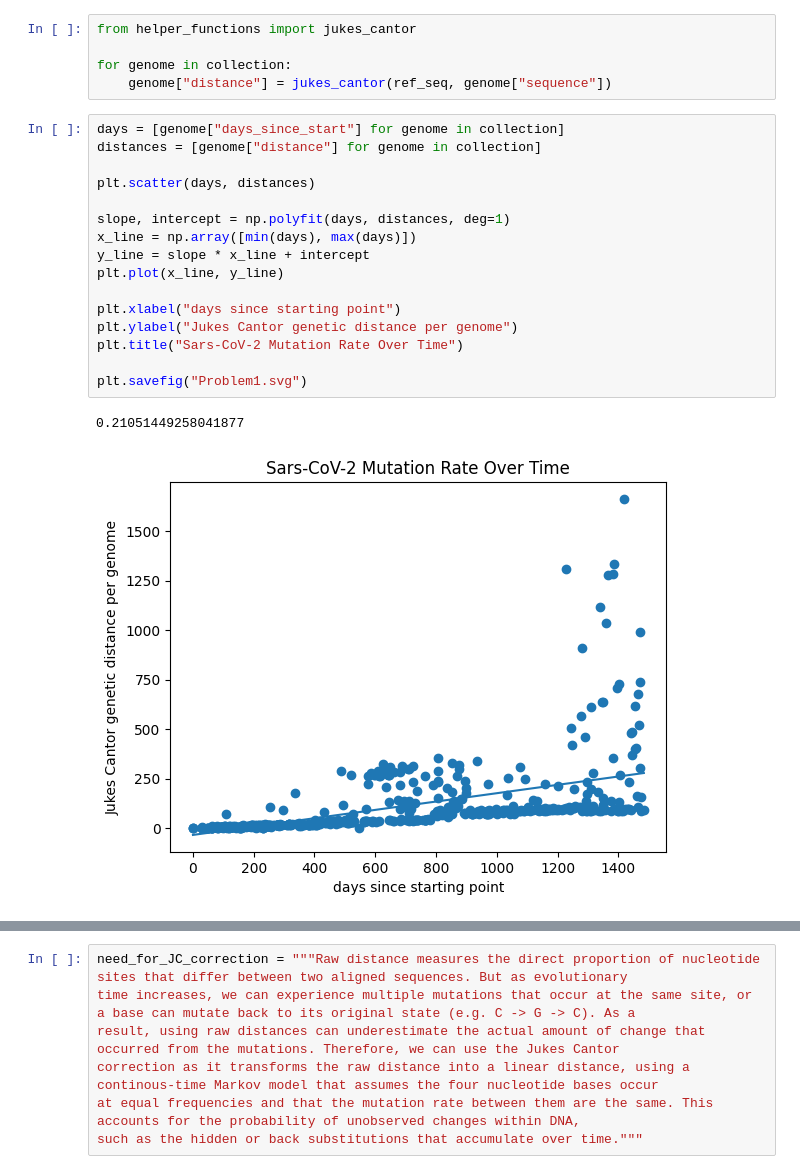
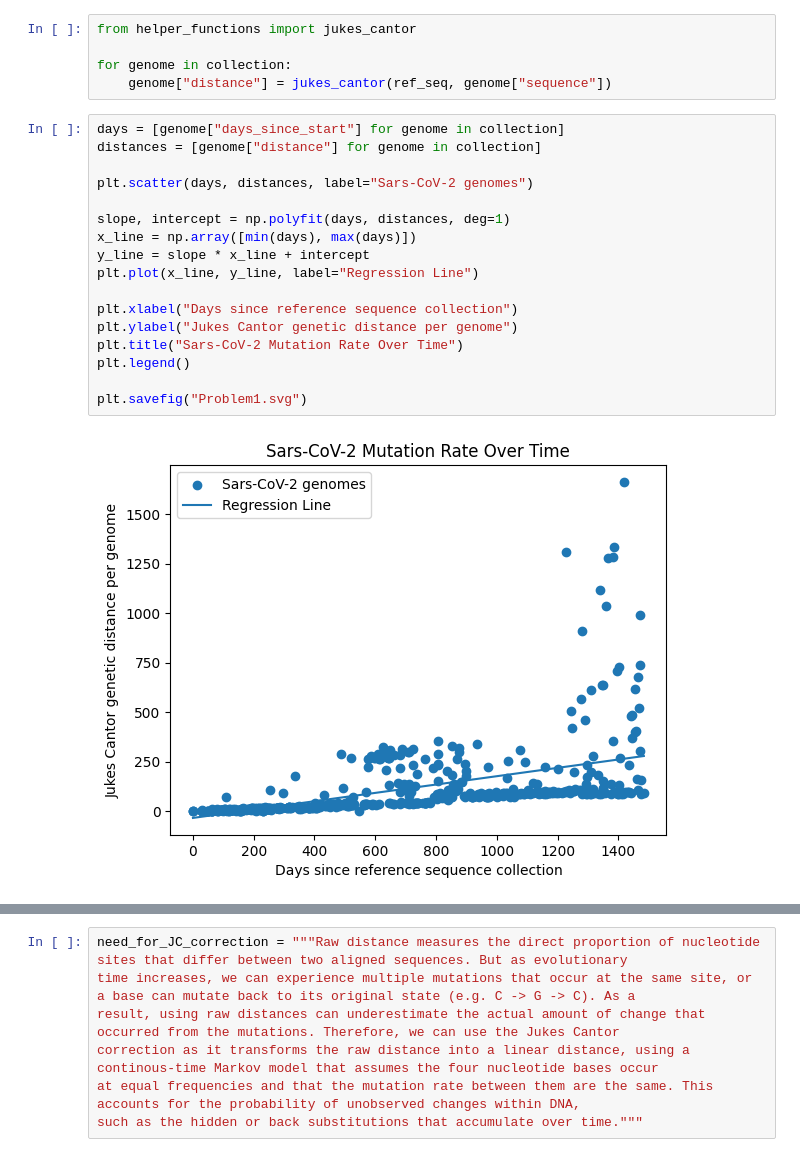
Before and after one commit to larissaavong/assign_viral_evo, a Jupyter notebook: viral_evo_workbook.ipynb, the cells around one changed output, grey strips where cells are left out. Drawn from its saved outputs; the diff is of its cells as text.

```diff
--- a/viral_evo_workbook.ipynb
+++ b/viral_evo_workbook.ipynb
@@ -105,22 +105,22 @@ for genome in collection:
 # %%
 days = [genome["days_since_start"] for genome in collection]
 distances = [genome["distance"] for genome in collection]
 
-plt.scatter(days, distances)
+plt.scatter(days, distances, label="Sars-CoV-2 genomes")
 
 slope, intercept = np.polyfit(days, distances, deg=1)
 x_line = np.array([min(days), max(days)])
 y_line = slope * x_line + intercept
-plt.plot(x_line, y_line)
+plt.plot(x_line, y_line, label="Regression Line")
 
-plt.xlabel("days since starting point")
+plt.xlabel("Days since reference sequence collection")
 plt.ylabel("Jukes Cantor genetic distance per genome")
 plt.title("Sars-CoV-2 Mutation Rate Over Time")
+plt.legend()
 
 plt.savefig("Problem1.svg")
 # %% [output]
-0.21051449258041877
-[figure, old version]
+[figure, new version]
 # %%
 # equivalent to the slope of the linear regression line = 0.21051449258041877
 sars_cov_2_per_genome_per_day = slope
```
Also changed, not shown: parts of 11 cells of this notebook, 3 other files.
